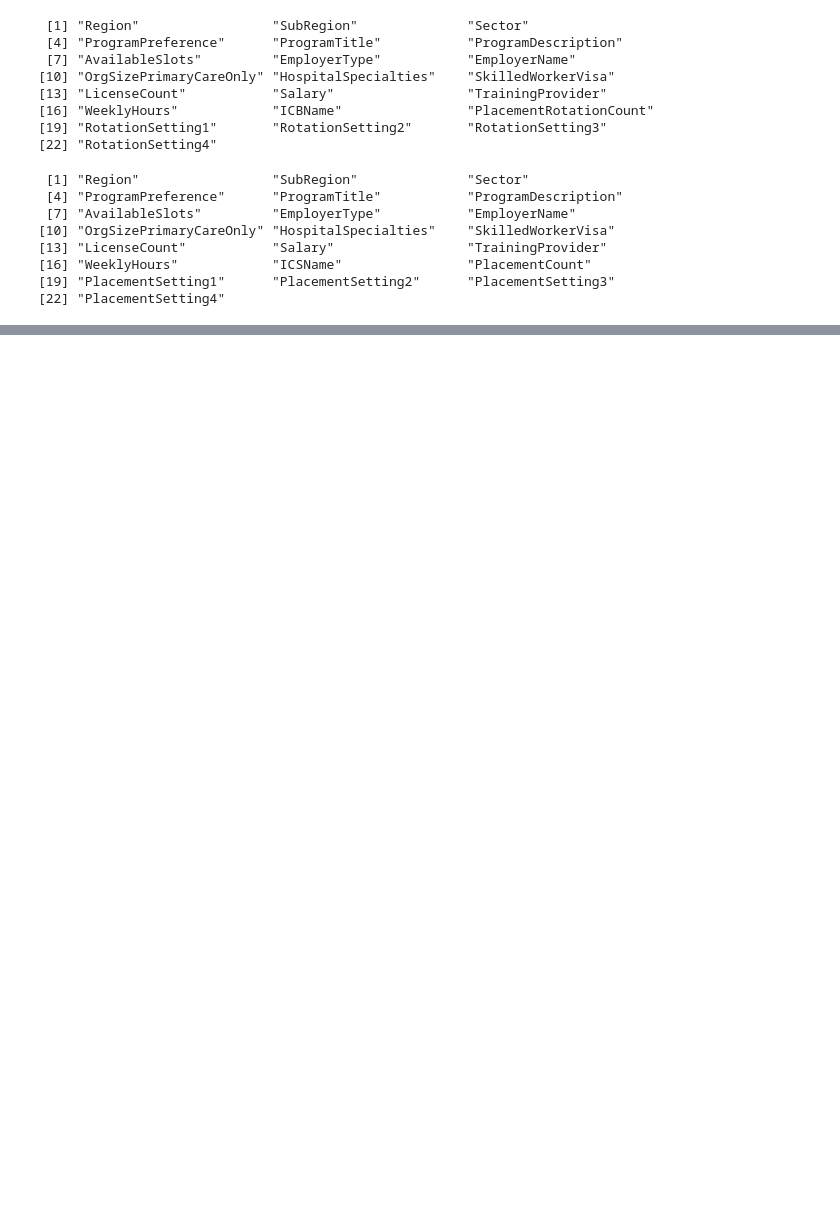
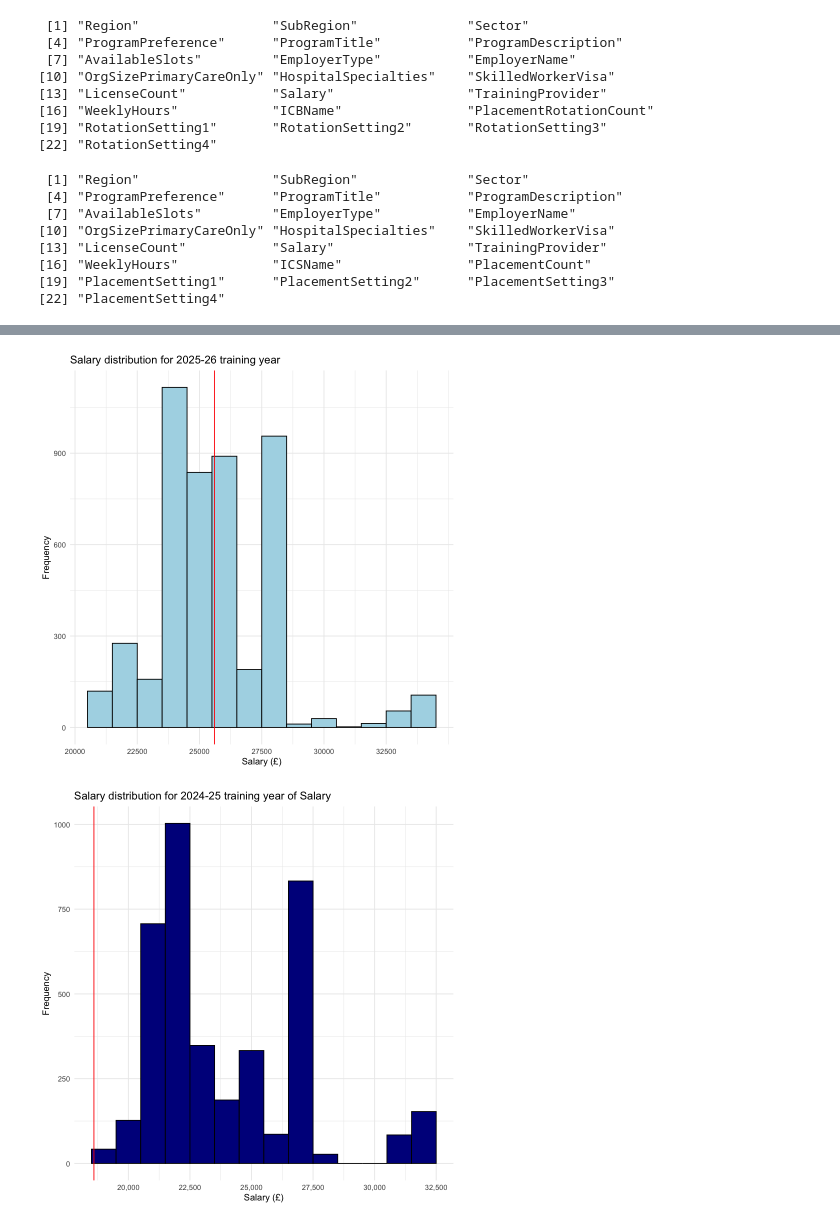
Before and after one commit to kwjo/TP-pay, a Jupyter notebook: oriel-eda.ipynb, the cells around one changed output, grey strips where cells are left out. Saved outputs shown, nothing was run; the diff lists cells and outputs as text; code cells hidden in the pictures; blank space fills up the shorter version.

Commit message:
add salary plots

```diff
--- a/oriel-eda.ipynb
+++ b/oriel-eda.ipynb
@@ -229,3 +246,44 @@ hours.worked.plot
+# %%
+# Salary plots
+# Expand the data to show the number of available slots
+
+OD2526_expanded <- OD2526_modified %>%
+    uncount(AvailableSlots)
+
+
+OD2526_salary_plot_expanded <- ggplot(OD2526_expanded, aes(x = Salary)) +
+  geom_histogram(binwidth = 1000, colour = 'black',fill = 'light blue') +
+  ggtitle("Salary distribution for 2025-26 training year") +
+  xlab("Salary (£)") +
+  ylab("Frequency") +
+  scale_x_continuous(breaks = seq(0, max(OD2526_modified$Salary, na.rm = TRUE), by = 2500)) +
+  theme_minimal() +
+  geom_vline(xintercept = 25600, color = "red")
+
+OD2526_salary_plot_expanded
+
+OD2425_expanded <- OD2425_modified %>%
+    uncount(AvailableSlots)
+
+OD2425_salary_plot_expanded <- ggplot(OD2425_expanded, aes(x = Salary)) +
+  geom_histogram(binwidth = 1000, colour = 'black', fill = 'dark blue') +
+  ggtitle("Salary distribution for 2024-25 training year of Salary") +
+  xlab("Salary (£)") +
+  ylab("Frequency") +
+  scale_x_continuous(
+    breaks = seq(0, max(OD2526_modified$Salary, na.rm = TRUE), by = 2500),
+    labels = scales::comma  # Use comma format for large numbers
+  ) +
+  theme_minimal() +
+  geom_vline(xintercept = 18600, color = "red")
+
+OD2425_salary_plot_expanded
+
+# Working hour plot
+# Salary and visa plot
+# %% [output]
+[figure, added]
+[figure, added]
 # %%
 # Define the plot for Salary with meaningful intervals
 salary.plot <- ggplot(OD, aes(x = Salary)) +
```
Also changed, not shown: parts of 3 cells of this notebook.
